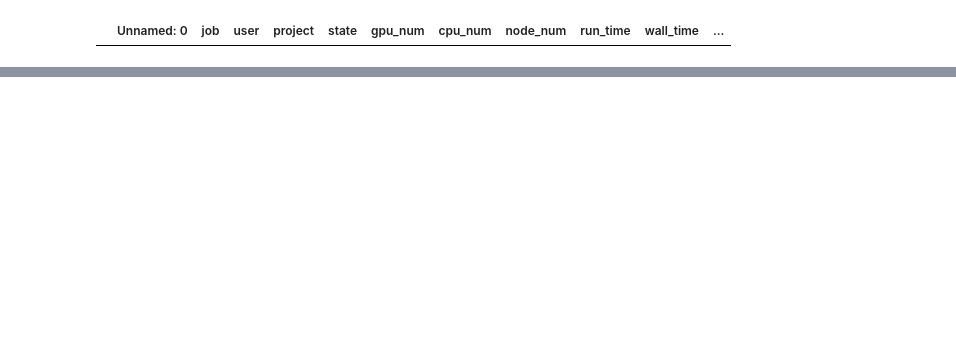
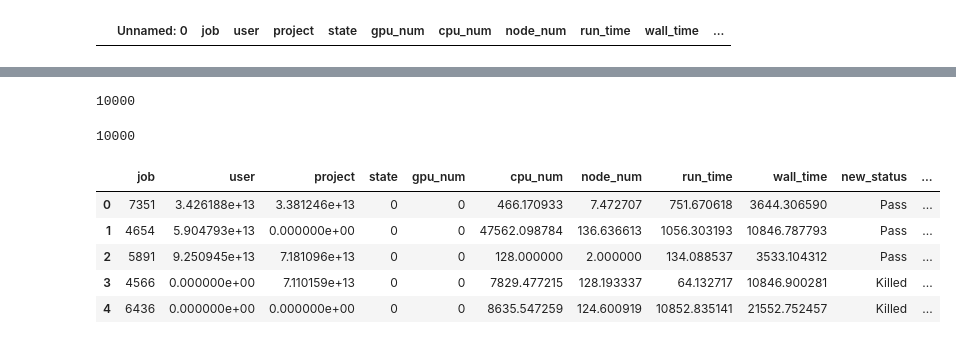
Before and after one commit to MonishSoundarRaj/data_check_generator, a Jupyter notebook: data_processing_interval_theta.ipynb, the cells around one changed output, grey strips where cells are left out. Cells and saved outputs as stored; diff of their text form; code cells hidden in the pictures; blank space fills up the shorter version.

```diff
--- a/data_processing_interval_theta.ipynb
+++ b/data_processing_interval_theta.ipynb
@@ -71,5 +71,30 @@ df.head()
 | 5891 | 5891 | 9.250945e+13 | 7.181096e+13 | 0 | 0 | 128.000000 | 2.000000 | 134.088537 | 3533.104312 | Pass | ... |
 | 4566 | 4566 | 0.000000e+00 | 7.110159e+13 | 0 | 0 | 7829.477215 | 128.193337 | 64.132717 | 10846.900281 | Killed | ... |
 | 6436 | 6436 | 0.000000e+00 | 0.000000e+00 | 0 | 0 | 8635.547259 | 124.600919 | 10852.835141 | 21552.752457 | Killed | ... |
+# %%
+# prompt: count the overall rows in a df
+
+df.shape[0]
+# %% [output]
+10000
+# %%
+# prompt: count the unique values in the interval column
+
+df['interval'].unique().size
+# %% [output]
+10000
+# %%
+# prompt: change the index of df as I have rearranged the data
+
+df = df.reset_index(drop=True)
+# %%
+df.head()
+# %% [output]
+|  | job | user | project | state | gpu_num | cpu_num | node_num | run_time | wall_time | new_status | ... |
+| 0 | 7351 | 3.426188e+13 | 3.381246e+13 | 0 | 0 | 466.170933 | 7.472707 | 751.670618 | 3644.306590 | Pass | ... |
+| 1 | 4654 | 5.904793e+13 | 0.000000e+00 | 0 | 0 | 47562.098784 | 136.636613 | 1056.303193 | 10846.787793 | Pass | ... |
+| 2 | 5891 | 9.250945e+13 | 7.181096e+13 | 0 | 0 | 128.000000 | 2.000000 | 134.088537 | 3533.104312 | Pass | ... |
+| 3 | 4566 | 0.000000e+00 | 7.110159e+13 | 0 | 0 | 7829.477215 | 128.193337 | 64.132717 | 10846.900281 | Killed | ... |
+| 4 | 6436 | 0.000000e+00 | 0.000000e+00 | 0 | 0 | 8635.547259 | 124.600919 | 10852.835141 | 21552.752457 | Killed | ... |
 # %%
 df.to_csv("data_theta_updated_cgs.csv")
```
